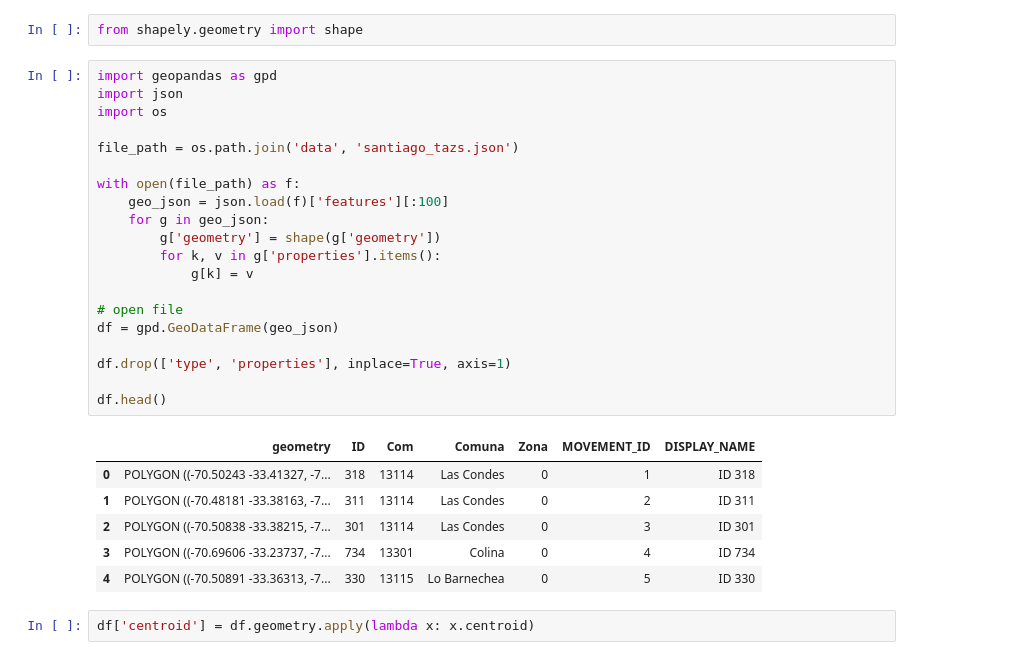
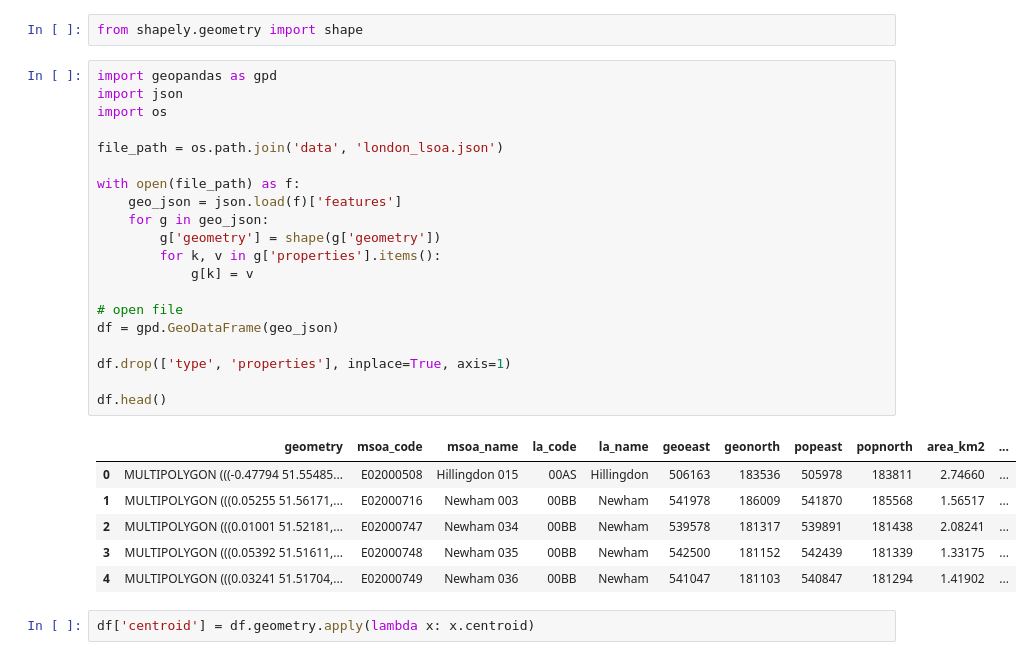
Before and after one commit to RiccardoSpolaor/Traffic-Flow-Analysis-Using-Uber-Movement-Data, a Jupyter notebook: src/main.ipynb, the cells around one changed output. Cells and saved outputs as stored; diff of their text form.

```diff
--- a/src/main.ipynb
+++ b/src/main.ipynb
@@ -9,30 +9,30 @@ from shapely.geometry import shape
 # %%
 import geopandas as gpd
 import json
 import os
 
-file_path = os.path.join('data', 'santiago_tazs.json')
+file_path = os.path.join('data', 'london_lsoa.json')
 
 with open(file_path) as f:
-    geo_json = json.load(f)['features'][:100]
+    geo_json = json.load(f)['features']
     for g in geo_json:
         g['geometry'] = shape(g['geometry'])
         for k, v in g['properties'].items():
             g[k] = v
 
 # open file
 df = gpd.GeoDataFrame(geo_json)
 
 df.drop(['type', 'properties'], inplace=True, axis=1)
 
 df.head()
 # %% [output]
-|  | geometry | ID | Com | Comuna | Zona | MOVEMENT_ID | DISPLAY_NAME |
-| 0 | POLYGON ((-70.50243 -33.41327, -7... | 318 | 13114 | Las Condes | 0 | 1 | ID 318 |
-| 1 | POLYGON ((-70.48181 -33.38163, -7... | 311 | 13114 | Las Condes | 0 | 2 | ID 311 |
-| 2 | POLYGON ((-70.50838 -33.38215, -7... | 301 | 13114 | Las Condes | 0 | 3 | ID 301 |
-| 3 | POLYGON ((-70.69606 -33.23737, -7... | 734 | 13301 | Colina | 0 | 4 | ID 734 |
-| 4 | POLYGON ((-70.50891 -33.36313, -7... | 330 | 13115 | Lo Barnechea | 0 | 5 | ID 330 |
+|  | geometry | msoa_code | msoa_name | la_code | la_name | geoeast | geonorth | popeast | popnorth | area_km2 | ... |
+| 0 | MULTIPOLYGON (((-0.47794 51.55485... | E02000508 | Hillingdon 015 | 00AS | Hillingdon | 506163 | 183536 | 505978 | 183811 | 2.74660 | ... |
+| 1 | MULTIPOLYGON (((0.05255 51.56171,... | E02000716 | Newham 003 | 00BB | Newham | 541978 | 186009 | 541870 | 185568 | 1.56517 | ... |
+| 2 | MULTIPOLYGON (((0.01001 51.52181,... | E02000747 | Newham 034 | 00BB | Newham | 539578 | 181317 | 539891 | 181438 | 2.08241 | ... |
+| 3 | MULTIPOLYGON (((0.05392 51.51611,... | E02000748 | Newham 035 | 00BB | Newham | 542500 | 181152 | 542439 | 181339 | 1.33175 | ... |
+| 4 | MULTIPOLYGON (((0.03241 51.51704,... | E02000749 | Newham 036 | 00BB | Newham | 541047 | 181103 | 540847 | 181294 | 1.41902 | ... |
 # %%
 df['centroid'] = df.geometry.apply(lambda x: x.centroid)
 # %%
```
Also changed, not shown: parts of 3 cells of this notebook.
